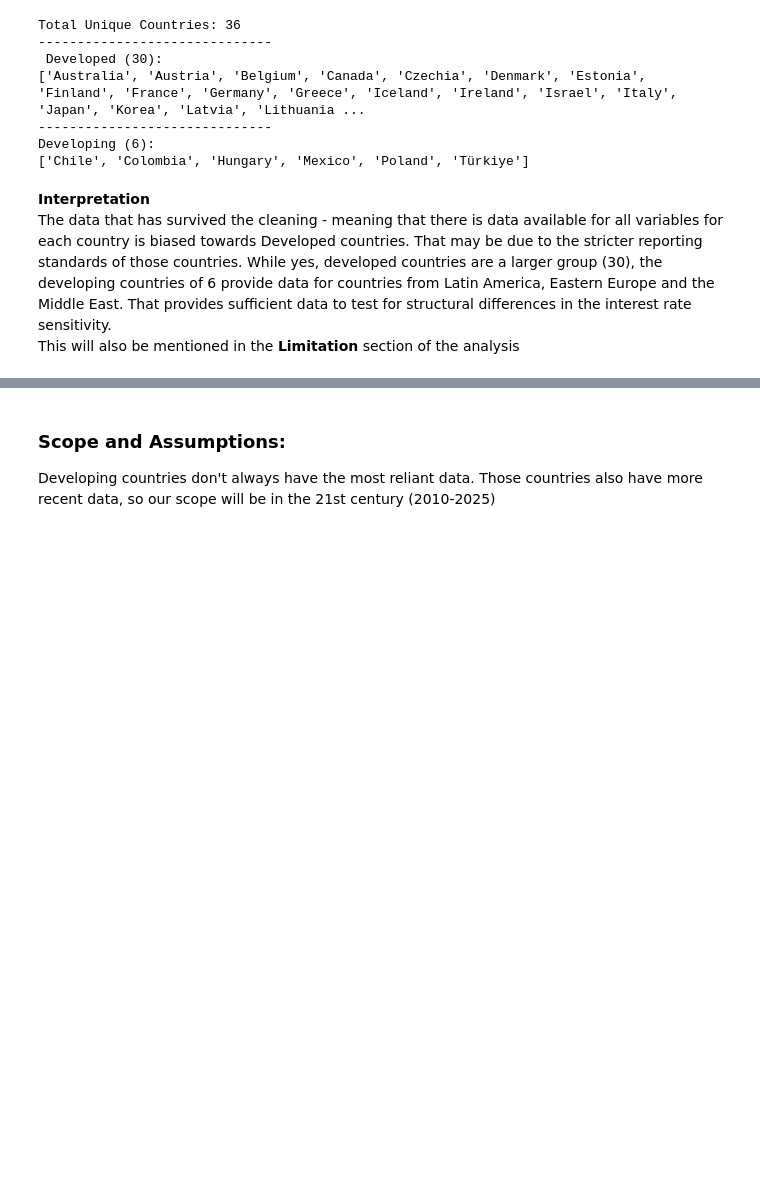
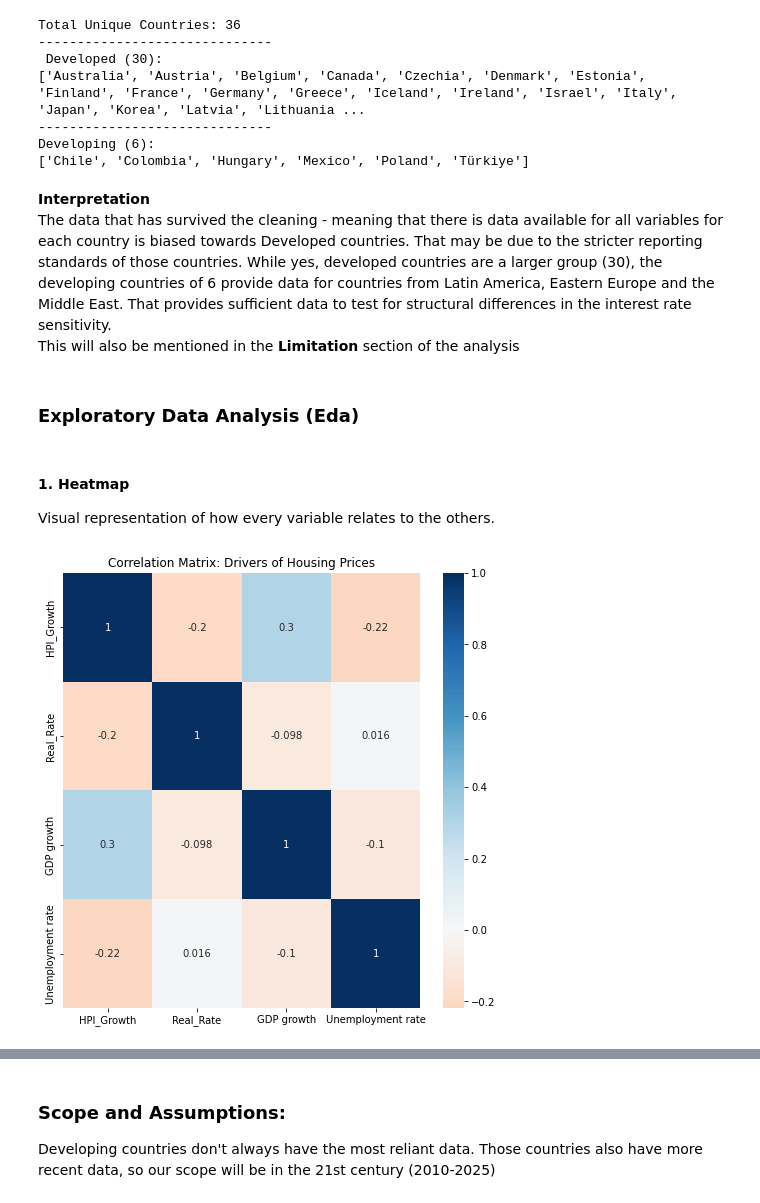
Before and after one commit to SiyanaVel19/Final_project_SU_2026, a Jupyter notebook: Project_analysis.ipynb, the cells around one changed output, grey strips where cells are left out. Cells and saved outputs as stored; diff of their text form; code cells hidden in the pictures; blank space fills up the shorter version.

Commit message:
Started Exploratory Data Analysis
long live seaborn & GeeksforGeeks

```diff
--- a/Project_analysis.ipynb
+++ b/Project_analysis.ipynb
@@ -250,0 +249,17 @@ print(f"Overall Correlation between Real Rates and HPI Growth: {correlation:.2f}
+# %% [markdown]
+### Exploratory Data Analysis (Eda)
+# %% [markdown]
+#### 1. Heatmap
+Visual representation of how every variable relates to the others.
+# %%
+# I only need numeric columns
+col_for_correlation = ['HPI_Growth', 'Real_Rate','GDP growth', 'Unemployment rate']
+corr_matrix = Project_Data[col_for_correlation].corr()
+# %%
+# Plotting
+plt.figure(figsize=(8,8))
+sns.heatmap(corr_matrix, annot=True, cmap='RdBu', center=0)
+plt.title('Correlation Matrix: Drivers of Housing Prices')
+plt.show()
+# %% [output]
+[figure, added]
```
Also changed, not shown: parts of 8 cells of this notebook.
